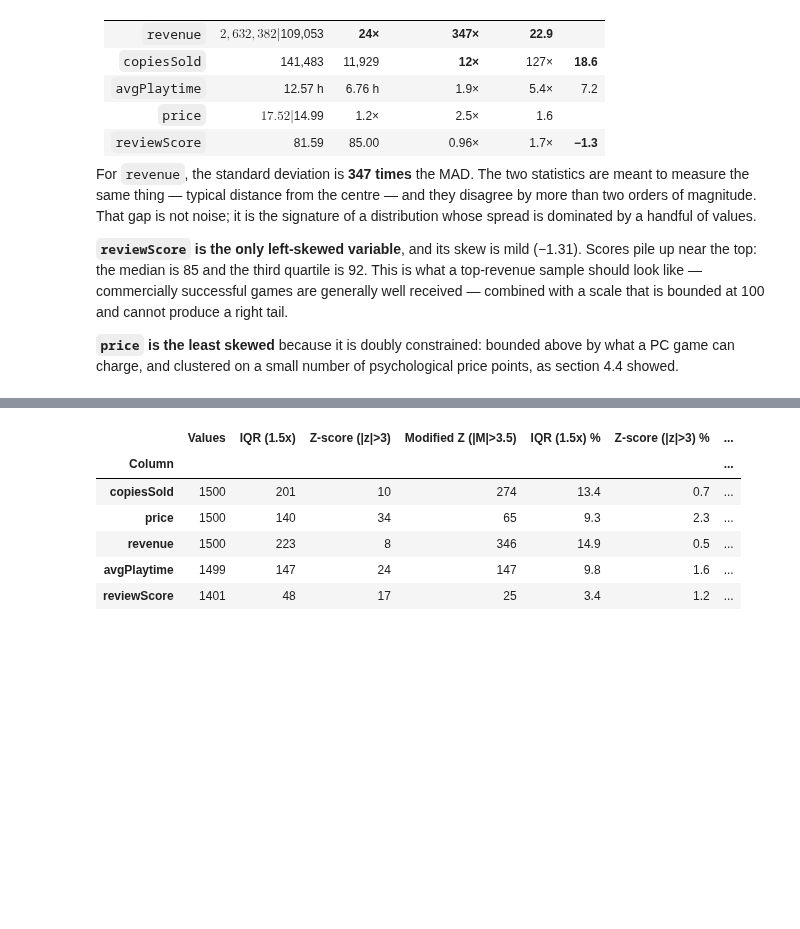
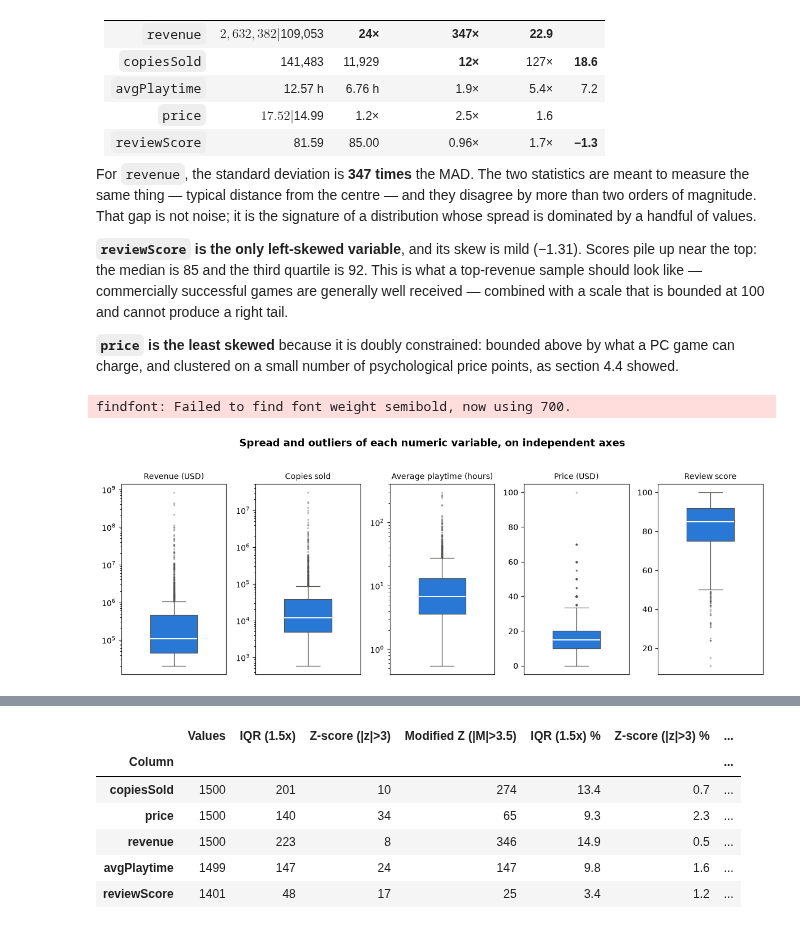
Before and after one commit to shonmazon/Data_Science, a Jupyter notebook: assignment1-eda/notebooks/steam_2024_eda.ipynb, the cells around one changed output, grey strips where cells are left out. Saved outputs shown, nothing was run; the diff lists cells and outputs as text; code cells hidden in the pictures; blank space fills up the shorter version.

```diff
--- a/assignment1-eda/notebooks/steam_2024_eda.ipynb
+++ b/assignment1-eda/notebooks/steam_2024_eda.ipynb
@@ -972,3 +989,8 @@ bounded at 100 and cannot produce a right tail.
 **`price` is the least skewed** because it is doubly constrained: bounded above
 by what a PC game can charge, and clustered on a small number of psychological
 price points, as section 4.4 showed.
+# %%
+display(plot_numeric_spread(games))
+# %% [output]
+findfont: Failed to find font weight semibold, now using 700.
+[figure, added]
```
Also changed, not shown: parts of 10 cells of this notebook.
